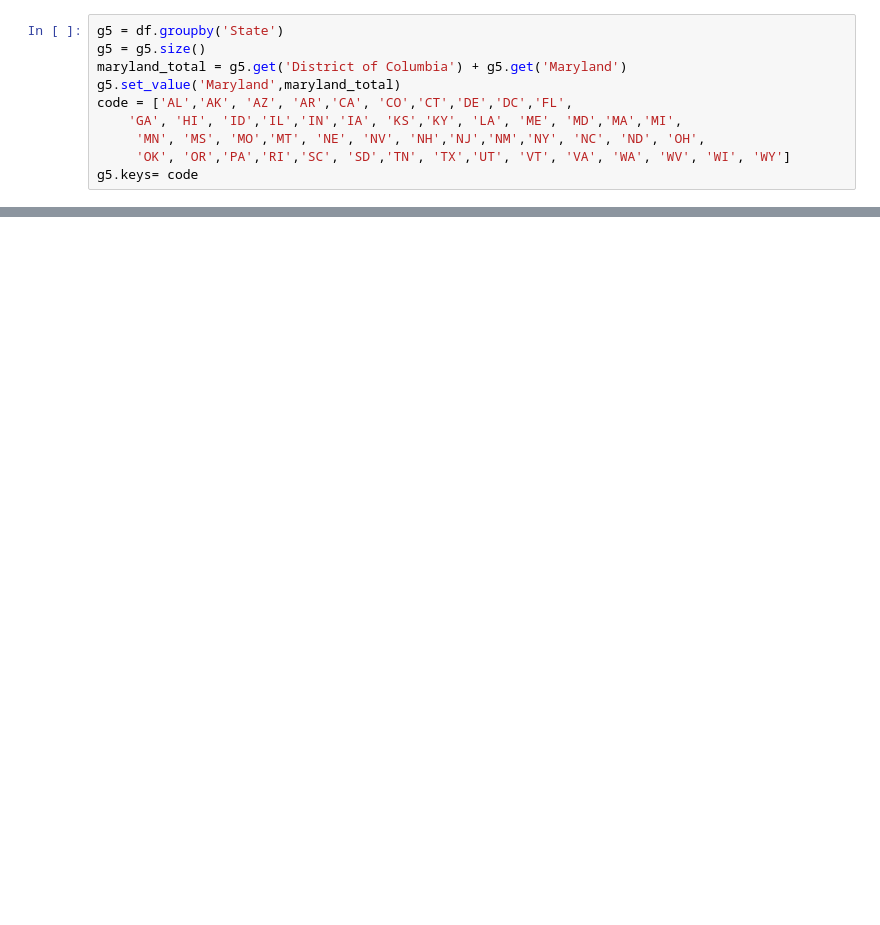
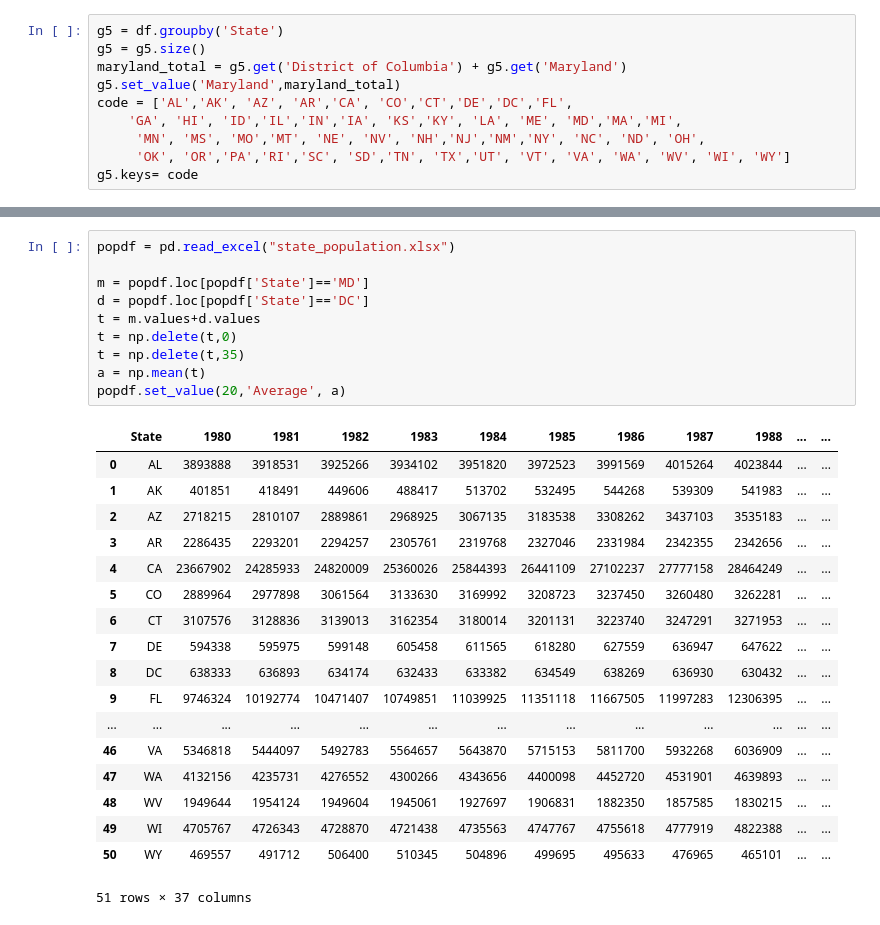
Before and after one commit to nicole72382/nicole72382.github.io, a Jupyter notebook: Final Tutorial.ipynb, the cells around one changed output, grey strips where cells are left out. Drawn from its saved outputs; the diff is of its cells as text; blank space fills up the shorter version.

```diff
--- a/Final Tutorial.ipynb
+++ b/Final Tutorial.ipynb
@@ -140,3 +193,32 @@ plotly.offline.iplot( fig )
 # %% [output]
 [interactive output not drawn]
 [interactive output not drawn]
+# %%
+popdf = pd.read_excel("state_population.xlsx")
+
+m = popdf.loc[popdf['State']=='MD']
+d = popdf.loc[popdf['State']=='DC']
+t = m.values+d.values
+t = np.delete(t,0)
+t = np.delete(t,35)
+a = np.mean(t)
+popdf.set_value(20,'Average', a)
+# %% [output]
+|  | State | 1980 | 1981 | 1982 | 1983 | 1984 | 1985 | 1986 | 1987 | 1988 | ... | ... |
+| 0 | AL | 3893888 | 3918531 | 3925266 | 3934102 | 3951820 | 3972523 | 3991569 | 4015264 | 4023844 | ... | ... |
+| 1 | AK | 401851 | 418491 | 449606 | 488417 | 513702 | 532495 | 544268 | 539309 | 541983 | ... | ... |
+| 2 | AZ | 2718215 | 2810107 | 2889861 | 2968925 | 3067135 | 3183538 | 3308262 | 3437103 | 3535183 | ... | ... |
+| 3 | AR | 2286435 | 2293201 | 2294257 | 2305761 | 2319768 | 2327046 | 2331984 | 2342355 | 2342656 | ... | ... |
+| 4 | CA | 23667902 | 24285933 | 24820009 | 25360026 | 25844393 | 26441109 | 27102237 | 27777158 | 28464249 | ... | ... |
+| 5 | CO | 2889964 | 2977898 | 3061564 | 3133630 | 3169992 | 3208723 | 3237450 | 3260480 | 3262281 | ... | ... |
+| 6 | CT | 3107576 | 3128836 | 3139013 | 3162354 | 3180014 | 3201131 | 3223740 | 3247291 | 3271953 | ... | ... |
+| 7 | DE | 594338 | 595975 | 599148 | 605458 | 611565 | 618280 | 627559 | 636947 | 647622 | ... | ... |
+| 8 | DC | 638333 | 636893 | 634174 | 632433 | 633382 | 634549 | 638269 | 636930 | 630432 | ... | ... |
+| 9 | FL | 9746324 | 10192774 | 10471407 | 10749851 | 11039925 | 11351118 | 11667505 | 11997283 | 12306395 | ... | ... |
+| ... | ... | ... | ... | ... | ... | ... | ... | ... | ... | ... | ... | ... |
+| 46 | VA | 5346818 | 5444097 | 5492783 | 5564657 | 5643870 | 5715153 | 5811700 | 5932268 | 6036909 | ... | ... |
+| 47 | WA | 4132156 | 4235731 | 4276552 | 4300266 | 4343656 | 4400098 | 4452720 | 4531901 | 4639893 | ... | ... |
+| 48 | WV | 1949644 | 1954124 | 1949604 | 1945061 | 1927697 | 1906831 | 1882350 | 1857585 | 1830215 | ... | ... |
+| 49 | WI | 4705767 | 4726343 | 4728870 | 4721438 | 4735563 | 4747767 | 4755618 | 4777919 | 4822388 | ... | ... |
+| 50 | WY | 469557 | 491712 | 506400 | 510345 | 504896 | 499695 | 495633 | 476965 | 465101 | ... | ... |
+51 rows × 37 columns
```
Also changed, not shown: parts of 12 cells of this notebook, 1 other file.
